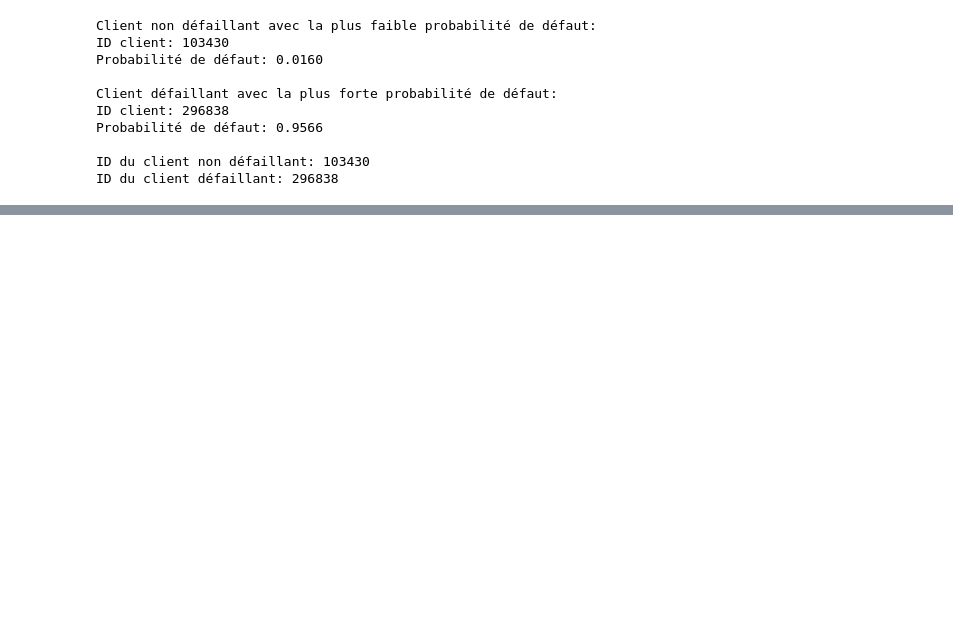
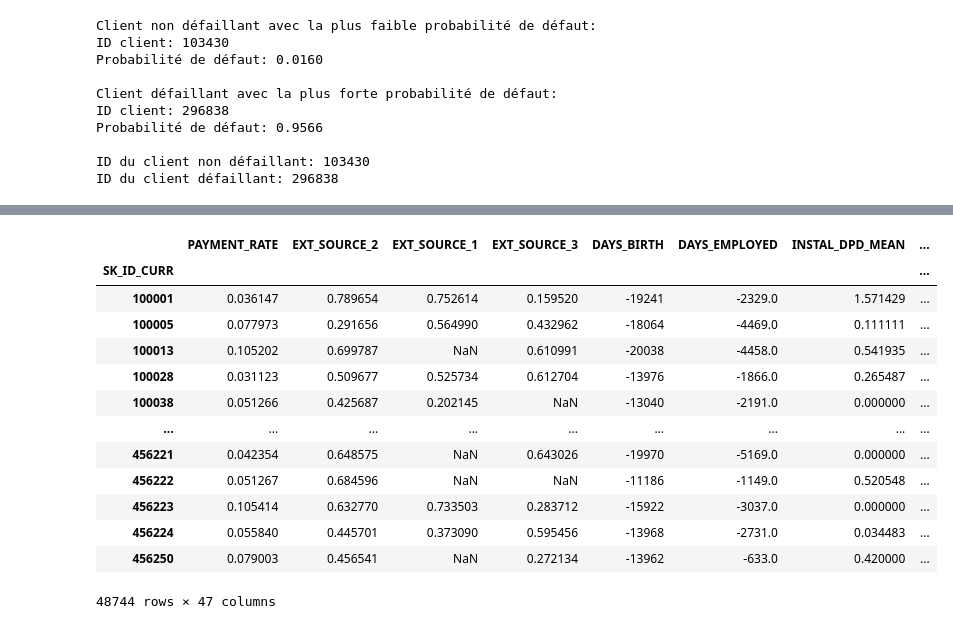
Before and after one commit to EP-portfolio/PROJET_7, a Jupyter notebook: PROJET_7.ipynb, the cells around one changed output, grey strips where cells are left out. Cells and saved outputs as stored; diff of their text form; code cells hidden in the pictures; blank space fills up the shorter version.

```diff
--- a/PROJET_7.ipynb
+++ b/PROJET_7.ipynb
@@ -2428,0 +2437,3 @@ ID du client défaillant: 296838
+# %%
+data_drift_test = DF_final.loc[DF_final['TARGET'].isna()].copy()
+data_drift_test
@@ -2428,0 +2454,3 @@ ID du client défaillant: 296838
+# %%
+data_drift_test = data_drift_test.drop(['TARGET','index'],axis=1)
+data_drift_test
@@ -2428,0 +2471,5 @@ ID du client défaillant: 296838
+# %%
+data_drift_test['SK_ID_CURR'] = data_drift_test['SK_ID_CURR'].astype(int)
+# %%
+data_drift_test = data_drift_test.set_index('SK_ID_CURR')
+data_drift_test
@@ -2428,0 +2491,18 @@ ID du client défaillant: 296838
+# %%
+data_drift_test = data_drift_test[optimized_features]
+data_drift_test
+# %% [output]
+|  | PAYMENT_RATE | EXT_SOURCE_2 | EXT_SOURCE_1 | EXT_SOURCE_3 | DAYS_BIRTH | DAYS_EMPLOYED | INSTAL_DPD_MEAN | ... |
+| SK_ID_CURR |  |  |  |  |  |  |  | ... |
+| 100001 | 0.036147 | 0.789654 | 0.752614 | 0.159520 | -19241 | -2329.0 | 1.571429 | ... |
+| 100005 | 0.077973 | 0.291656 | 0.564990 | 0.432962 | -18064 | -4469.0 | 0.111111 | ... |
+| 100013 | 0.105202 | 0.699787 | NaN | 0.610991 | -20038 | -4458.0 | 0.541935 | ... |
+| 100028 | 0.031123 | 0.509677 | 0.525734 | 0.612704 | -13976 | -1866.0 | 0.265487 | ... |
+| 100038 | 0.051266 | 0.425687 | 0.202145 | NaN | -13040 | -2191.0 | 0.000000 | ... |
+| ... | ... | ... | ... | ... | ... | ... | ... | ... |
+| 456221 | 0.042354 | 0.648575 | NaN | 0.643026 | -19970 | -5169.0 | 0.000000 | ... |
+| 456222 | 0.051267 | 0.684596 | NaN | NaN | -11186 | -1149.0 | 0.520548 | ... |
+| 456223 | 0.105414 | 0.632770 | 0.733503 | 0.283712 | -15922 | -3037.0 | 0.000000 | ... |
+| 456224 | 0.055840 | 0.445701 | 0.373090 | 0.595456 | -13968 | -2731.0 | 0.034483 | ... |
+| 456250 | 0.079003 | 0.456541 | NaN | 0.272134 | -13962 | -633.0 | 0.420000 | ... |
+48744 rows × 47 columns
```
Also changed, not shown: parts of 13 cells of this notebook, 5 other files.
